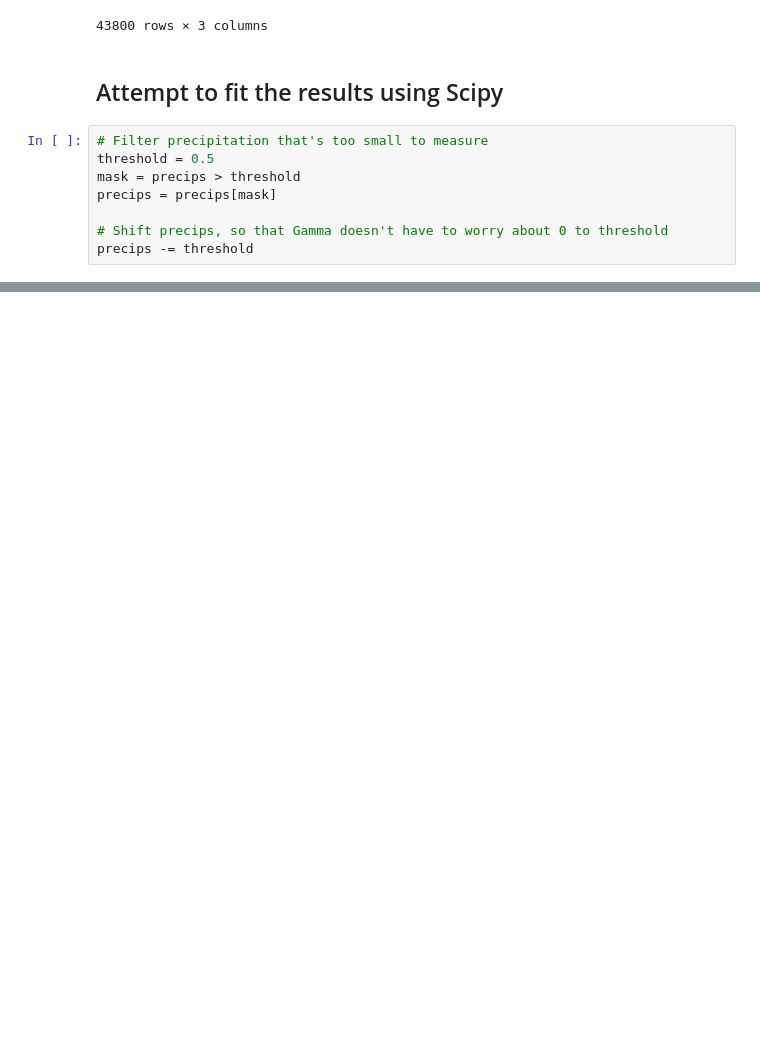
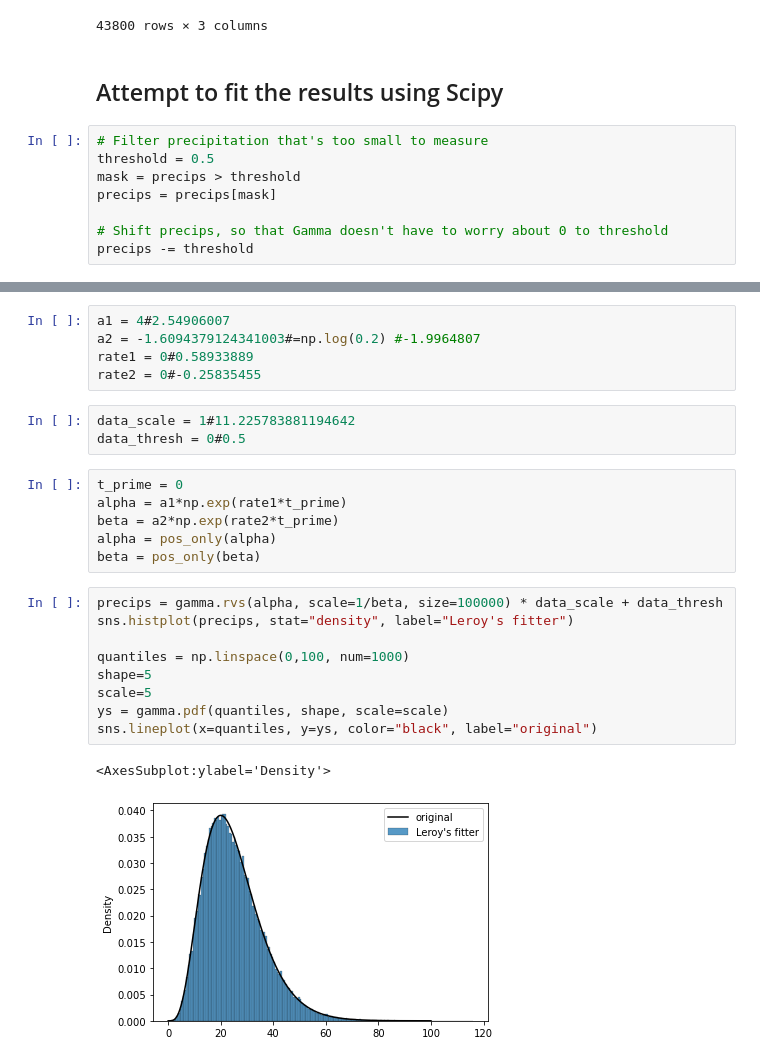
Before and after one commit to bodekerscientific/SPG, a Jupyter notebook: notebooks/create-fake-data.ipynb, the cells around one changed output, grey strips where cells are left out. Saved outputs shown, nothing was run; the diff lists cells and outputs as text; blank space fills up the shorter version.

```diff
--- a/notebooks/create-fake-data.ipynb
+++ b/notebooks/create-fake-data.ipynb
@@ -132,0 +163,26 @@ sns.lineplot(x=quantiles, y=ys2, label="fitted")
+# %%
+a1 = 4#2.54906007
+a2 = -1.6094379124341003#=np.log(0.2) #-1.9964807
+rate1 = 0#0.58933889
+rate2 = 0#-0.25835455
+# %%
+data_scale = 1#11.225783881194642
+data_thresh = 0#0.5
+# %%
+t_prime = 0
+alpha = a1*np.exp(rate1*t_prime)
+beta = a2*np.exp(rate2*t_prime)
+alpha = pos_only(alpha)
+beta = pos_only(beta)
+# %%
+precips = gamma.rvs(alpha, scale=1/beta, size=100000) * data_scale + data_thresh
+sns.histplot(precips, stat="density", label="Leroy's fitter")
+
+quantiles = np.linspace(0,100, num=1000)
+shape=5
+scale=5
+ys = gamma.pdf(quantiles, shape, scale=scale)
+sns.lineplot(x=quantiles, y=ys, color="black", label="original")
+# %% [output]
+<AxesSubplot:ylabel='Density'>
+[figure, added]
```
Also changed, not shown: parts of 28 cells of this notebook, 4 other files.
